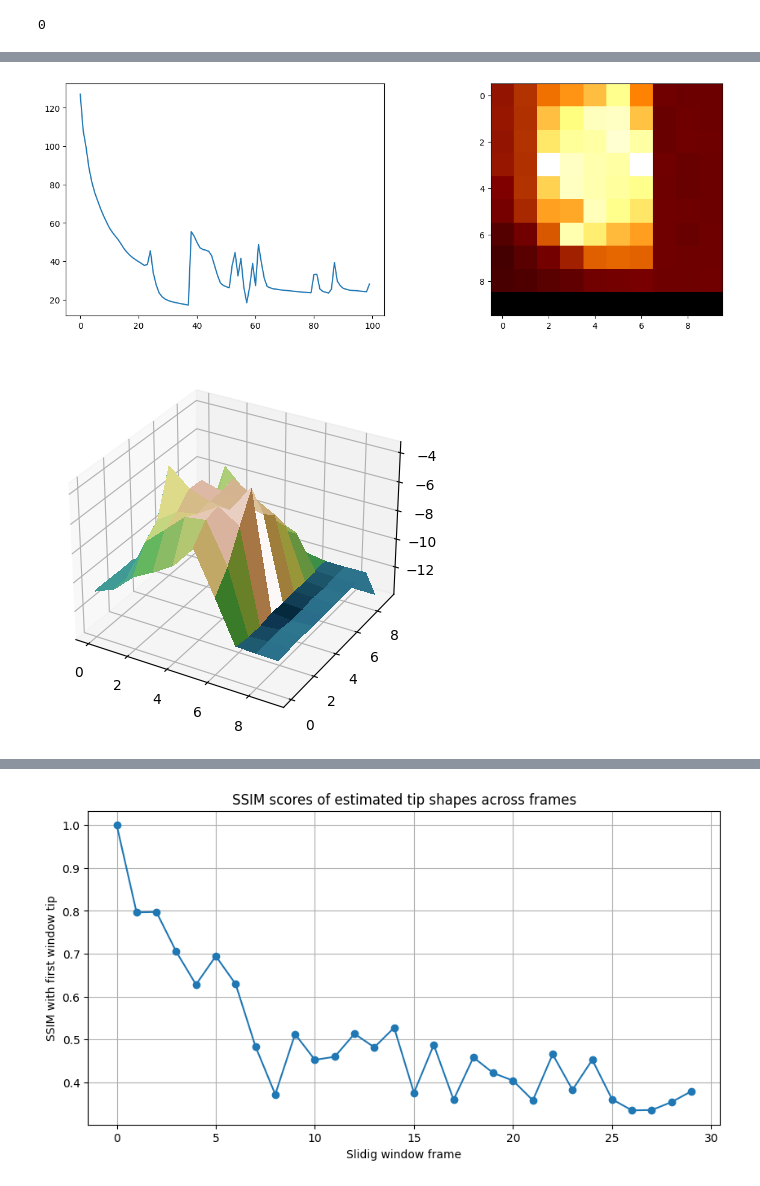
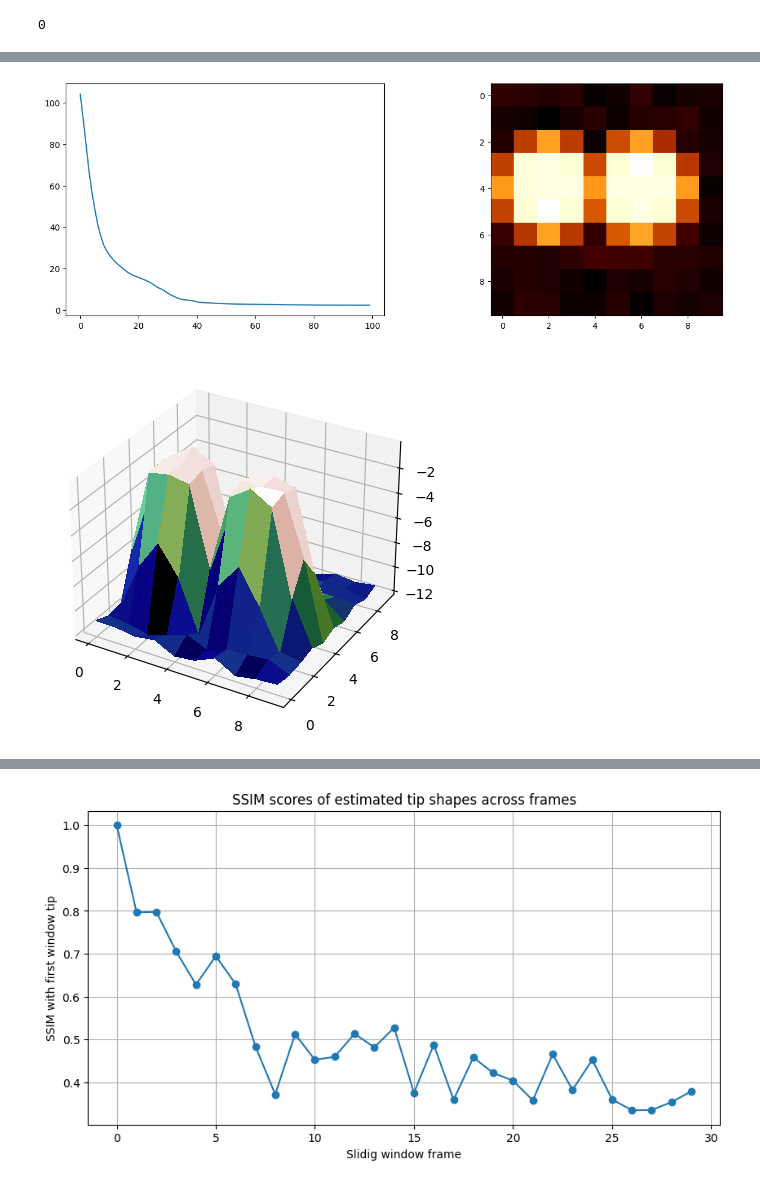
Before and after one commit to matsunagalab/ColabBTR, a Jupyter notebook: ColabBTR.ipynb, the cells around one changed output, grey strips where cells are left out. Cells and saved outputs as stored; diff of their text form; code cells hidden in the pictures.

```diff
--- a/ColabBTR.ipynb
+++ b/ColabBTR.ipynb
@@ -299,7 +300,7 @@ tip_height = tip_size
 tip_width = tip_size
 epoch = 100#@param {type:"raw"}
 learning_rate = 0.1#@param {type:"raw"}
-weight_decay = 0.01#@param {type:"raw"}
+weight_decay = 0.0#@param {type:"raw"}
 
 tip, loss = differentiable_btr(images[first_frame:last_frame, :, :],
                              (tip_height, tip_width),
@@ -308,32 +309,32 @@ tip, loss = differentiable_btr(images[first_frame:last_frame, :, :],
 import matplotlib.pyplot as plt
 import numpy as np
 from matplotlib.colors import LightSource
 from matplotlib import cm
 
 plt.figure(figsize=(15, 5))
 
 plt.subplot(1, 2, 1)
 plt.plot(loss)
 
 plt.subplot(1, 2, 2)
 plt.imshow(tip.to('cpu').numpy(), cmap="afmhot", aspect="equal")
 plt.show()
 #plt.imshow(idilation(surface_tensor, tip_tensor).cpu().detach().numpy(), cmap='afmhot')
 
 nrows, ncols = tip.shape
 # xとyの範囲を生成
 x = np.arange(ncols)
 y = np.arange(nrows)
 x, y = np.meshgrid(x, y)
 # Set up plot
 fig, ax = plt.subplots(subplot_kw=dict(projection='3d'))
 ls = LightSource(270, 45)
 # To use a custom hillshading mode, override the built-in shading and pass
 # in the rgb colors of the shaded surface calculated from "shade".
 rgb = ls.shade(tip.to('cpu').numpy(), cmap=cm.gist_earth, vert_exag=0.1, blend_mode='soft')
 surf = ax.plot_surface(x, y, tip.to('cpu').numpy(), rstride=1, cstride=1, facecolors=rgb,
                        linewidth=0, antialiased=False, shade=False)
 plt.show()
 # %% [output]
-[figure, old version]
+[figure, new version]
-[figure, old version]
+[figure, new version]
```
Also changed, not shown: parts of 7 cells of this notebook.
